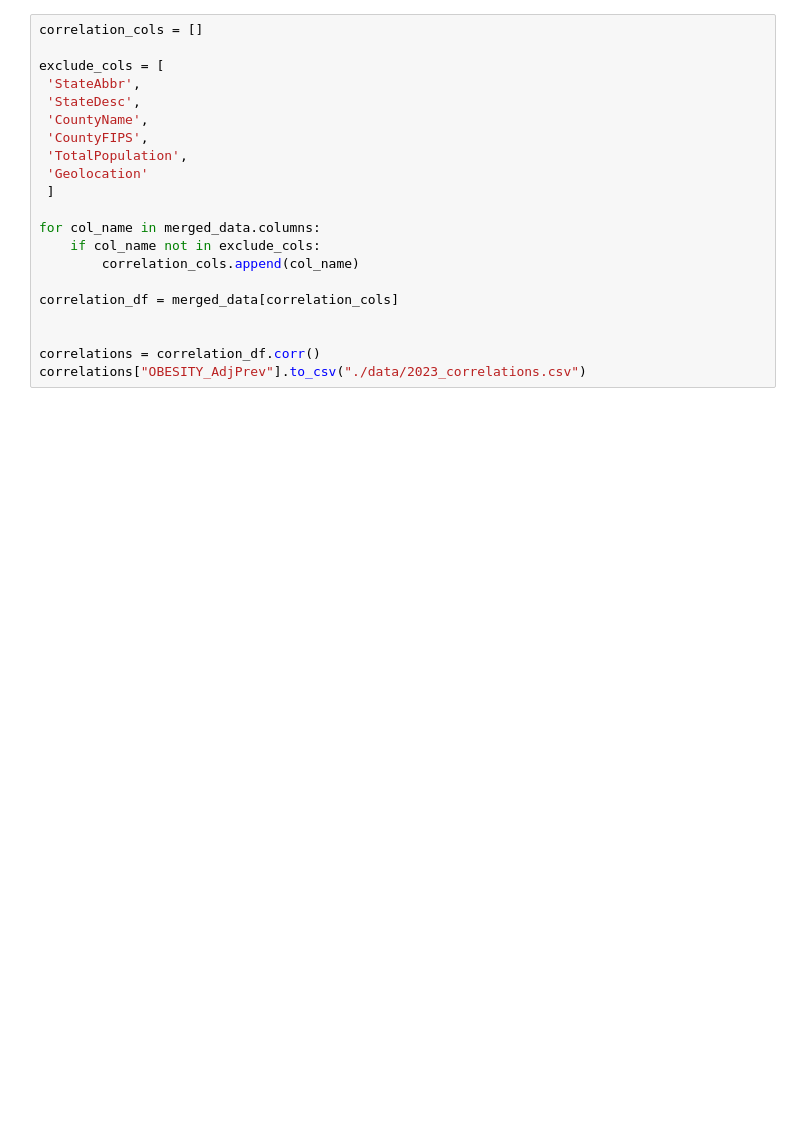
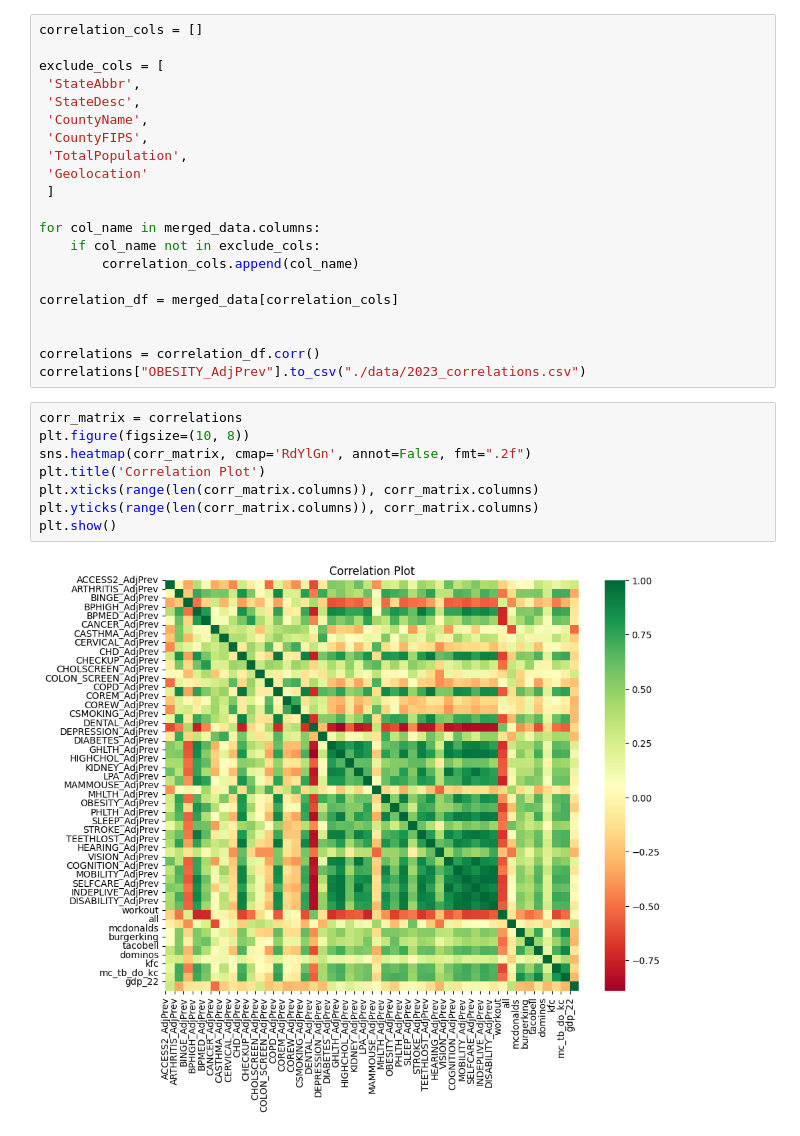
Before and after one commit to heiligni/SWAN, a Jupyter notebook: swan/2023_analysis.ipynb, the cells around one changed output. Drawn from its saved outputs; the diff is of its cells as text; blank space fills up the shorter version.

```diff
--- a/swan/2023_analysis.ipynb
+++ b/swan/2023_analysis.ipynb
@@ -117,3 +130,13 @@ correlation_df = merged_data[correlation_cols]
 
 correlations = correlation_df.corr()
 correlations["OBESITY_AdjPrev"].to_csv("./data/2023_correlations.csv")
+# %%
+corr_matrix = correlations
+plt.figure(figsize=(10, 8))
+sns.heatmap(corr_matrix, cmap='RdYlGn', annot=False, fmt=".2f")
+plt.title('Correlation Plot')
+plt.xticks(range(len(corr_matrix.columns)), corr_matrix.columns)
+plt.yticks(range(len(corr_matrix.columns)), corr_matrix.columns)
+plt.show()
+# %% [output]
+[figure, added]
```
Also changed, not shown: parts of 13 cells of this notebook, 1 other file.
